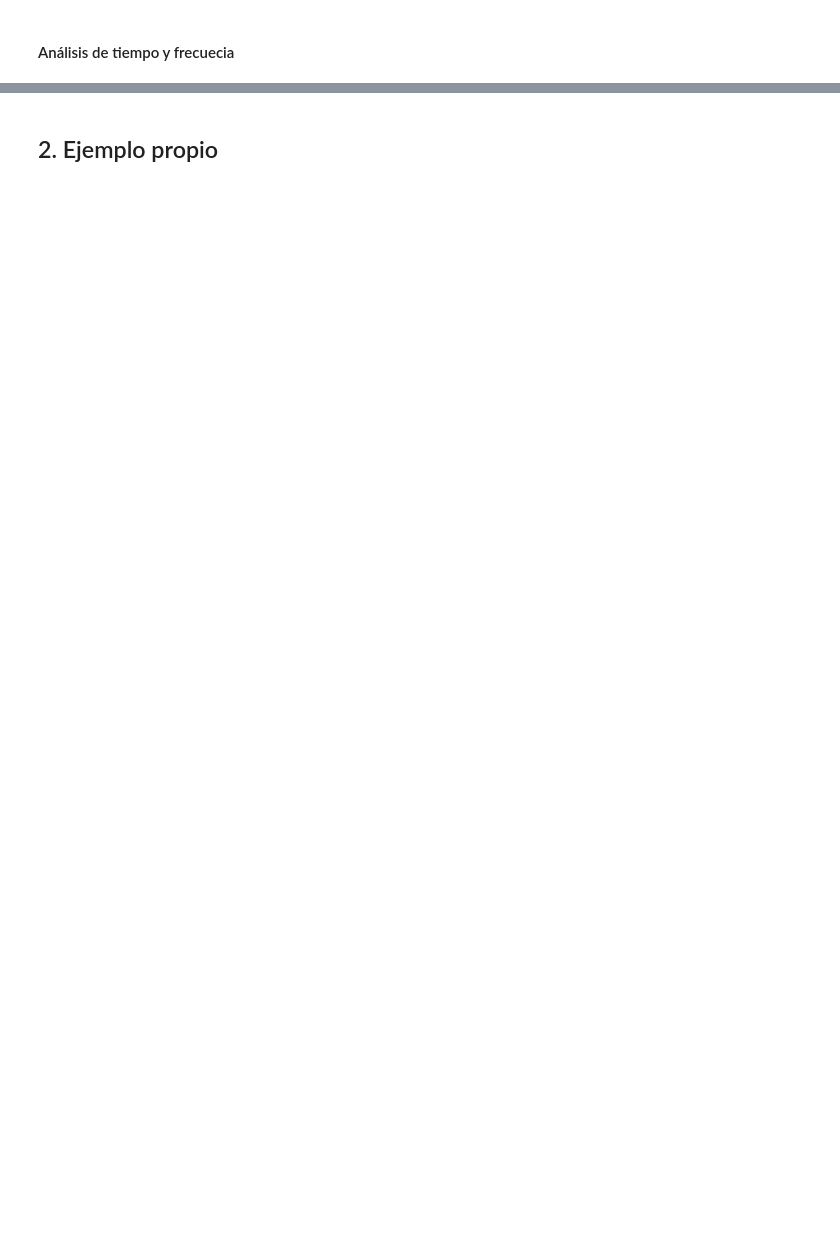
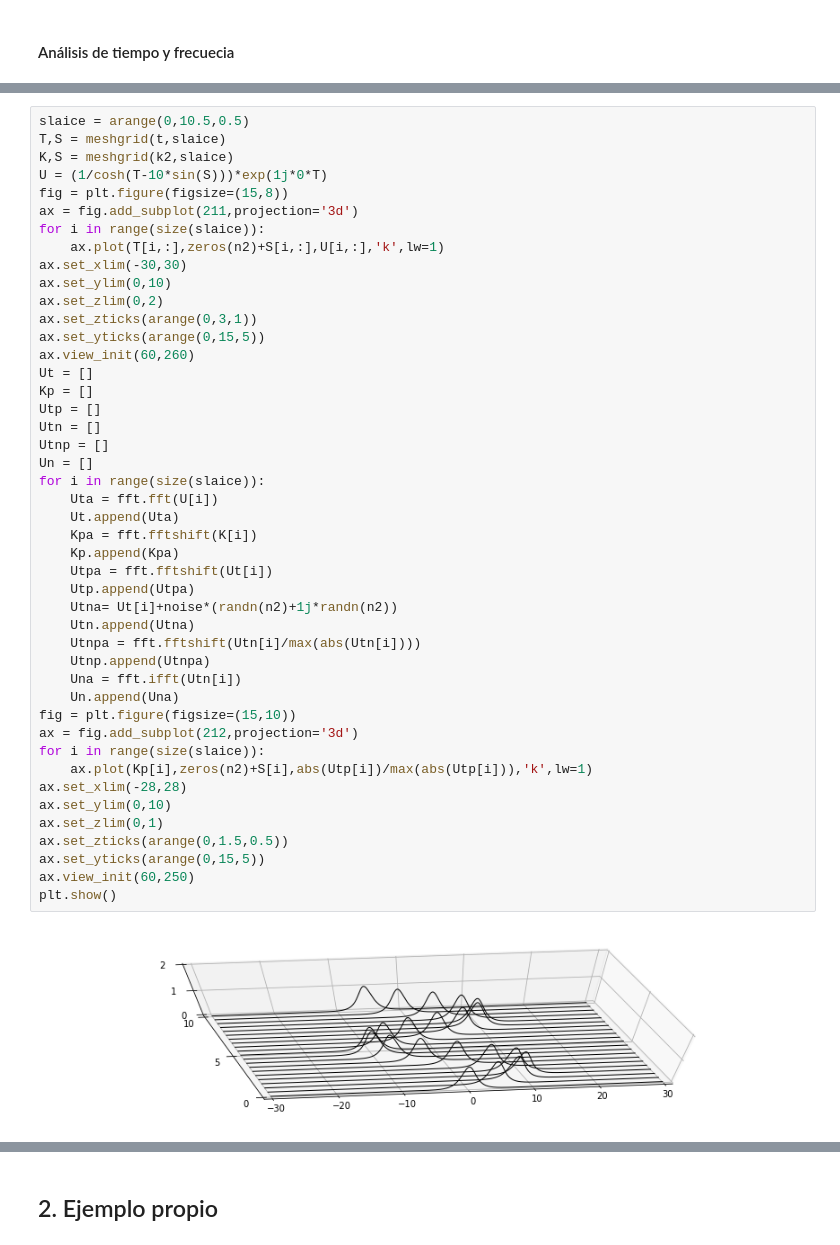
Before and after one commit to nvalencia/-Herramientas-Computacionales-IMEC3602, a Jupyter notebook: Taller_4/201425625_Taller4.ipynb, the cells around one changed output, grey strips where cells are left out. Cells and saved outputs as stored; diff of their text form; blank space fills up the shorter version.

```diff
--- a/Taller_4/201425625_Taller4.ipynb
+++ b/Taller_4/201425625_Taller4.ipynb
@@ -308,0 +313,47 @@ array([[ 29.04748363, -33.81399956,   1.48961039, ..., -10.35863693,
+# %%
+slaice = arange(0,10.5,0.5)
+T,S = meshgrid(t,slaice)
+K,S = meshgrid(k2,slaice)
+U = (1/cosh(T-10*sin(S)))*exp(1j*0*T)
+fig = plt.figure(figsize=(15,8))
+ax = fig.add_subplot(211,projection='3d')
+for i in range(size(slaice)):
+    ax.plot(T[i,:],zeros(n2)+S[i,:],U[i,:],'k',lw=1)
+ax.set_xlim(-30,30)
+ax.set_ylim(0,10)
+ax.set_zlim(0,2)
+ax.set_zticks(arange(0,3,1))
+ax.set_yticks(arange(0,15,5))
+ax.view_init(60,260)
+Ut = []
+Kp = []
+Utp = []
+Utn = []
+Utnp = []
+Un = []
+for i in range(size(slaice)):
+    Uta = fft.fft(U[i])
+    Ut.append(Uta)
+    Kpa = fft.fftshift(K[i])
+    Kp.append(Kpa)
+    Utpa = fft.fftshift(Ut[i])
+    Utp.append(Utpa)
+    Utna= Ut[i]+noise*(randn(n2)+1j*randn(n2))
+    Utn.append(Utna)
+    Utnpa = fft.fftshift(Utn[i]/max(abs(Utn[i])))
+    Utnp.append(Utnpa)
+    Una = fft.ifft(Utn[i])
+    Un.append(Una)
+fig = plt.figure(figsize=(15,10))
+ax = fig.add_subplot(212,projection='3d')
+for i in range(size(slaice)):
+    ax.plot(Kp[i],zeros(n2)+S[i],abs(Utp[i])/max(abs(Utp[i])),'k',lw=1)
+ax.set_xlim(-28,28)
+ax.set_ylim(0,10)
+ax.set_zlim(0,1)
+ax.set_zticks(arange(0,1.5,0.5))
+ax.set_yticks(arange(0,15,5))
+ax.view_init(60,250)
+plt.show()
+# %% [output]
+[figure, added]
```
Also changed, not shown: parts of 12 cells of this notebook.
